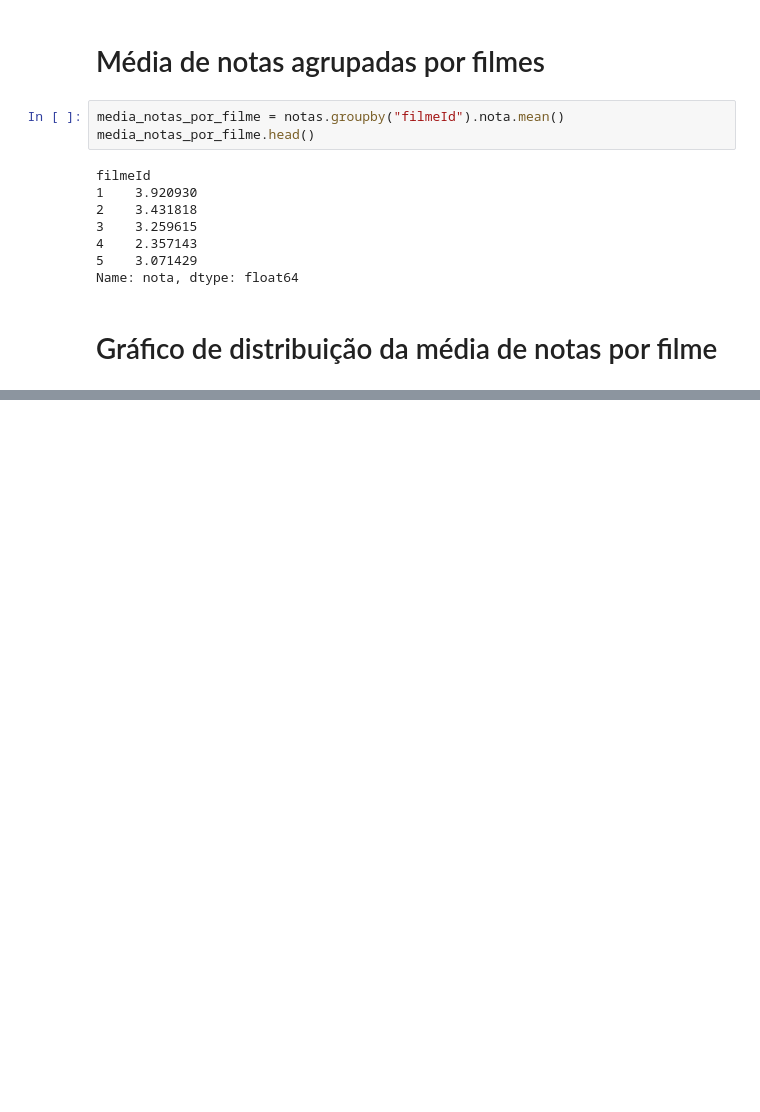
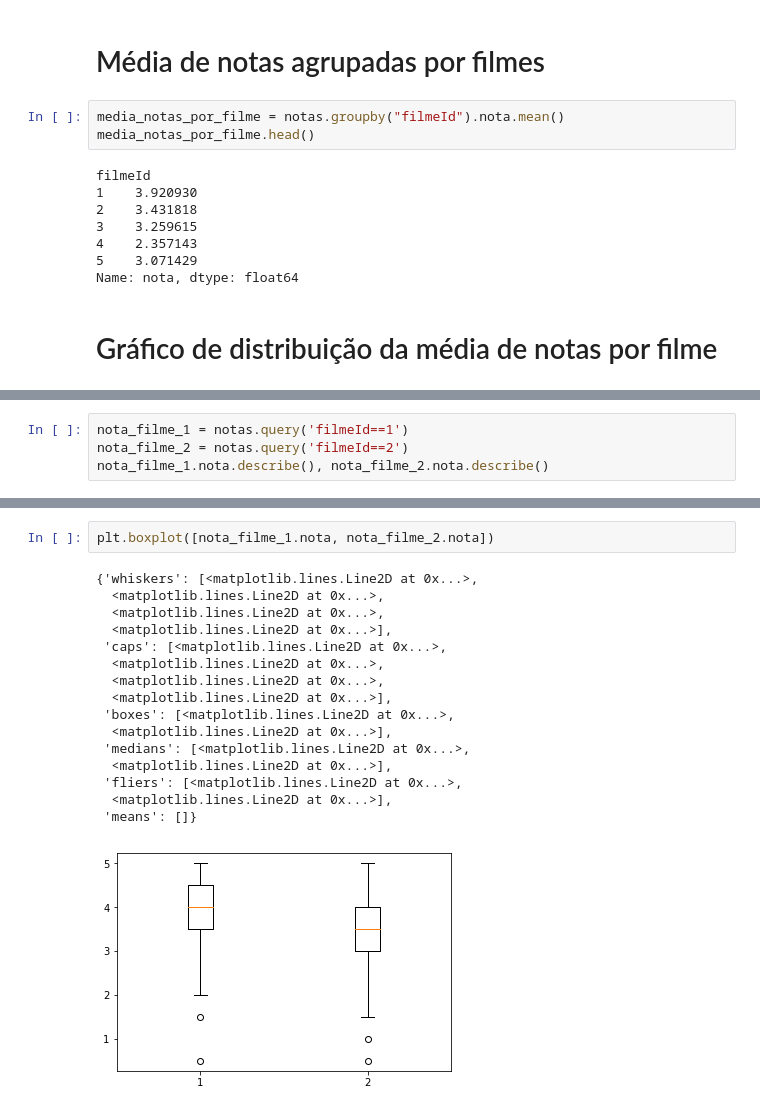
Before and after one commit to kaiocesar/introducao-data-science, a Jupyter notebook: introducao_data_science.ipynb, the cells around one changed output, grey strips where cells are left out. Cells and saved outputs as stored; diff of their text form; blank space fills up the shorter version.

Commit message:
boxplot de dispersão

```diff
--- a/introducao_data_science.ipynb
+++ b/introducao_data_science.ipynb
@@ -99,0 +101,4 @@ sns.boxplot(media_notas_por_filme)
+# %%
+nota_filme_1 = notas.query('filmeId==1')
+nota_filme_2 = notas.query('filmeId==2')
+nota_filme_1.nota.describe(), nota_filme_2.nota.describe()
@@ -99,0 +123,19 @@ sns.boxplot(media_notas_por_filme)
+# %%
+plt.boxplot([nota_filme_1.nota, nota_filme_2.nota])
+# %% [output]
+{'whiskers': [<matplotlib.lines.Line2D at 0x...>,
+  <matplotlib.lines.Line2D at 0x...>,
+  <matplotlib.lines.Line2D at 0x...>,
+  <matplotlib.lines.Line2D at 0x...>],
+ 'caps': [<matplotlib.lines.Line2D at 0x...>,
+  <matplotlib.lines.Line2D at 0x...>,
+  <matplotlib.lines.Line2D at 0x...>,
+  <matplotlib.lines.Line2D at 0x...>],
+ 'boxes': [<matplotlib.lines.Line2D at 0x...>,
+  <matplotlib.lines.Line2D at 0x...>],
+ 'medians': [<matplotlib.lines.Line2D at 0x...>,
+  <matplotlib.lines.Line2D at 0x...>],
+ 'fliers': [<matplotlib.lines.Line2D at 0x...>,
+  <matplotlib.lines.Line2D at 0x...>],
+ 'means': []}
+[figure, added]
```
Also changed, not shown: parts of 5 cells of this notebook, 1 other file.
